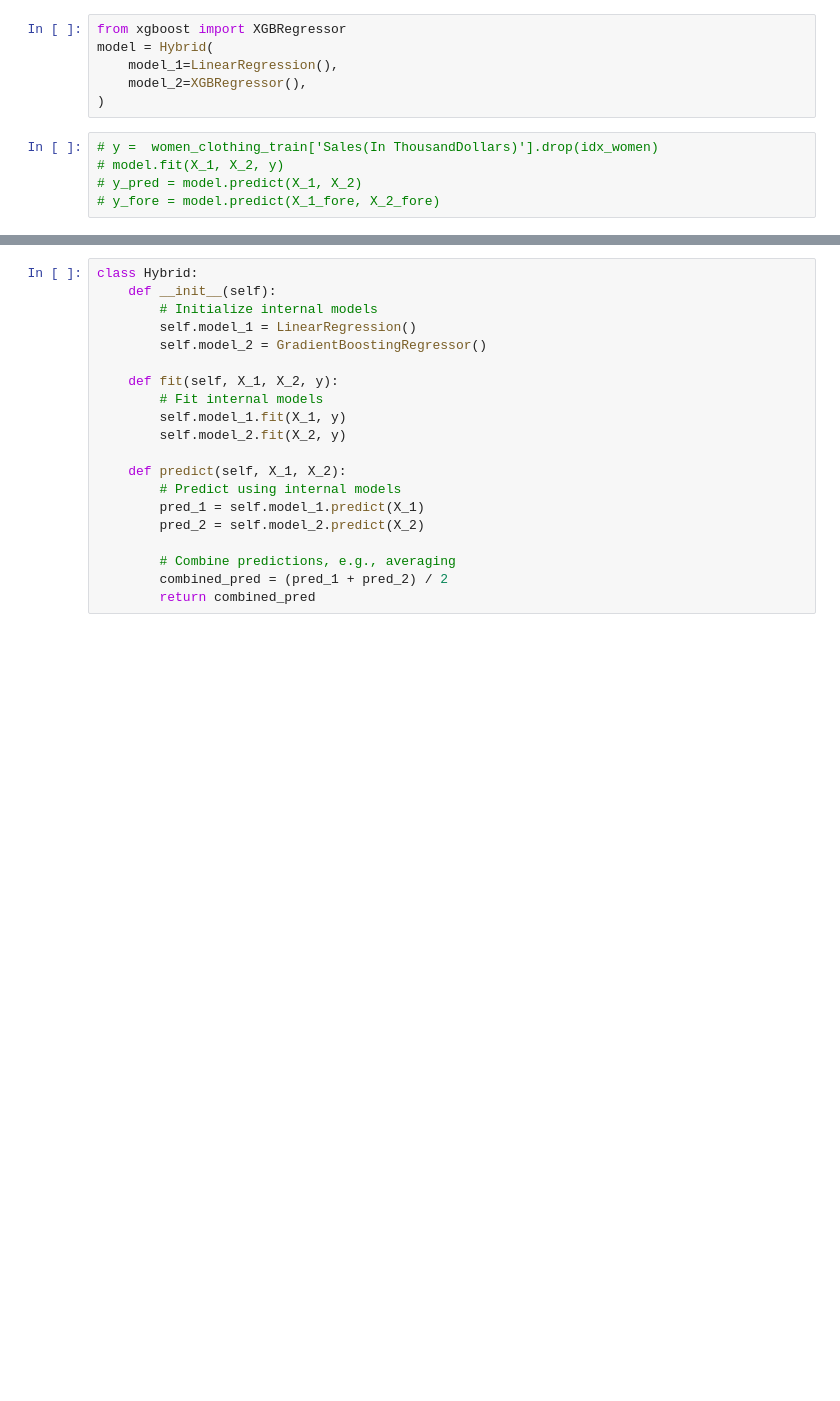
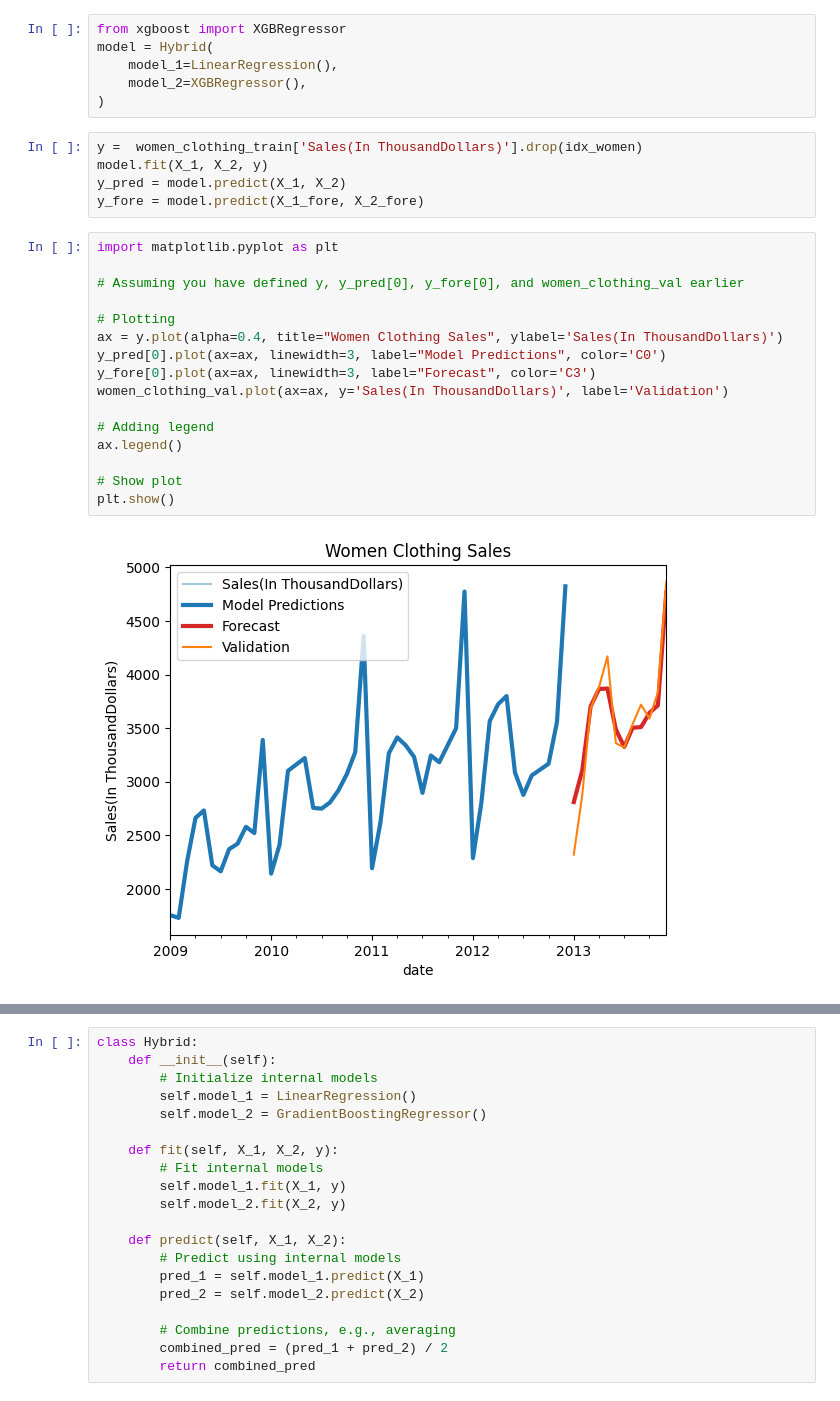
Before and after one commit to Yaadee/Walmart_sales_PredictionKaggle, a Jupyter notebook: notebook/Sales_predictions.ipynb, the cells around one changed output, grey strips where cells are left out. Drawn from its saved outputs; the diff is of its cells as text; blank space fills up the shorter version.

```diff
--- a/notebook/Sales_predictions.ipynb
+++ b/notebook/Sales_predictions.ipynb
@@ -445,7 +475,25 @@ model = Hybrid(
     model_2=XGBRegressor(),
 )
 # %%
-# y =  women_clothing_train['Sales(In ThousandDollars)'].drop(idx_women)
-# model.fit(X_1, X_2, y)
-# y_pred = model.predict(X_1, X_2)
-# y_fore = model.predict(X_1_fore, X_2_fore)
+y =  women_clothing_train['Sales(In ThousandDollars)'].drop(idx_women)
+model.fit(X_1, X_2, y)
+y_pred = model.predict(X_1, X_2)
+y_fore = model.predict(X_1_fore, X_2_fore)
+# %%
+import matplotlib.pyplot as plt
+
+# Assuming you have defined y, y_pred[0], y_fore[0], and women_clothing_val earlier
+
+# Plotting
+ax = y.plot(alpha=0.4, title="Women Clothing Sales", ylabel='Sales(In ThousandDollars)')
+y_pred[0].plot(ax=ax, linewidth=3, label="Model Predictions", color='C0')
+y_fore[0].plot(ax=ax, linewidth=3, label="Forecast", color='C3')
+women_clothing_val.plot(ax=ax, y='Sales(In ThousandDollars)', label='Validation')
+
+# Adding legend
+ax.legend()
+
+# Show plot
+plt.show()
+# %% [output]
+[figure, added]
```
Also changed, not shown: parts of 102 cells of this notebook, 4 other files.
